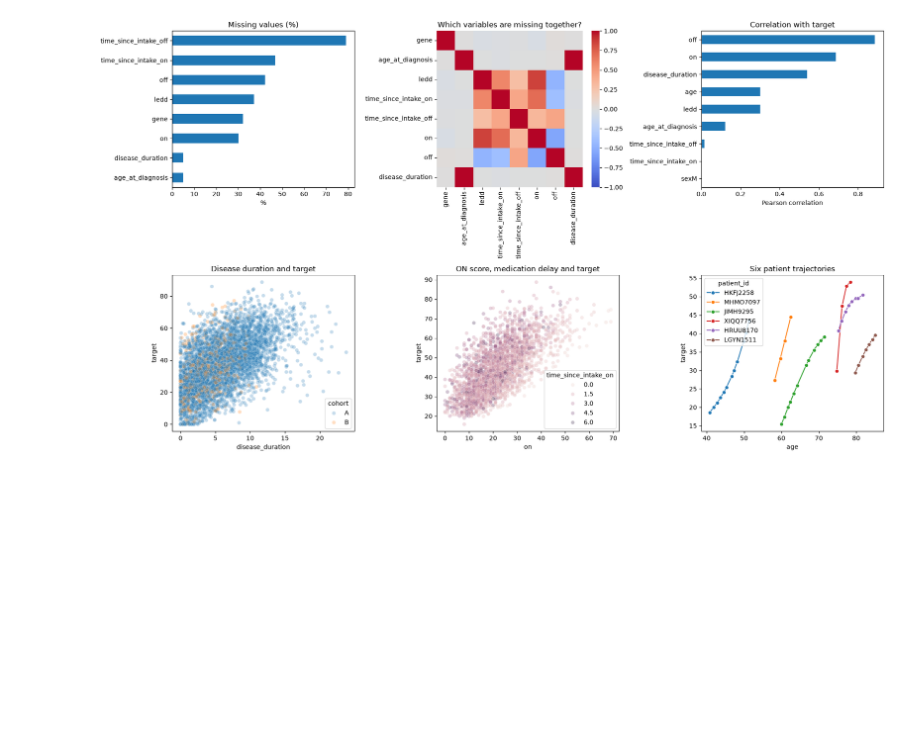
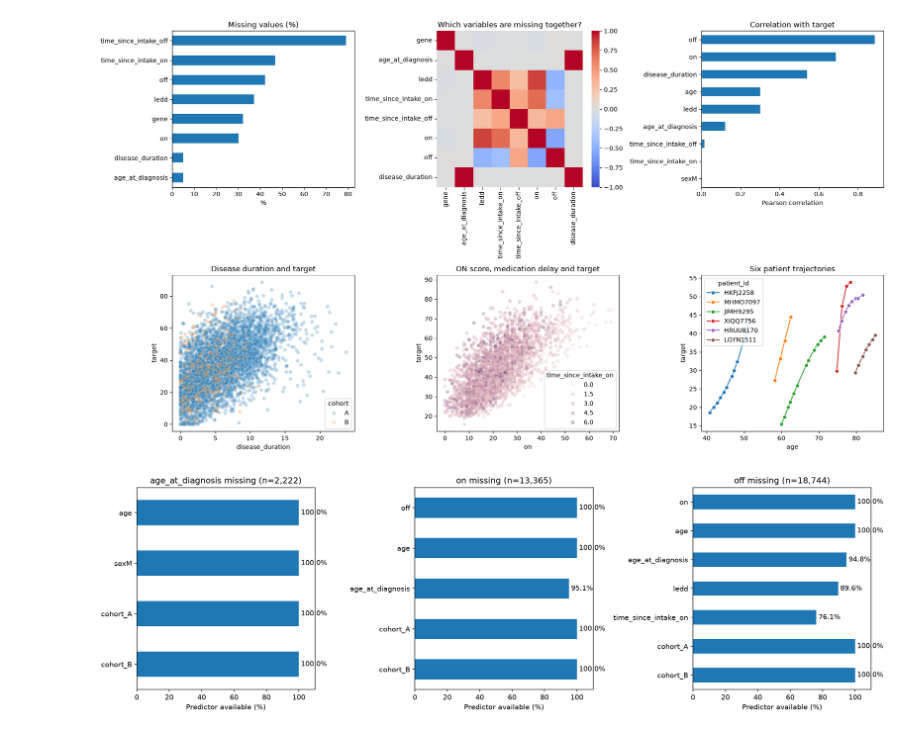
Before and after one commit to luc-polo/Challenge_Parkinson_disease, a Jupyter notebook: exploration/dataset_exploration.ipynb, the cells around one changed output. Cells and saved outputs as stored; diff of their text form; code cells hidden in the pictures; blank space fills up the shorter version.

```diff
--- a/exploration/dataset_exploration.ipynb
+++ b/exploration/dataset_exploration.ipynb
@@ -73,3 +73,29 @@ cohort
 A                    4.9
 B                    5.5
 [figure]
+# %%
+# Predictor availability among rows where each imputed feature is missing.
+predictors = {
+    "age_at_diagnosis": ["age", "sexM", "cohort_A", "cohort_B"],
+    "on": ["off", "age", "age_at_diagnosis", "cohort_A", "cohort_B"],
+    "off": ["on", "age", "age_at_diagnosis", "ledd",
+            "time_since_intake_on", "cohort_A", "cohort_B"],
+}
+data = pd.get_dummies(eda, columns=["cohort"], dtype=int)
+# An encoded 0 is an observed value; missing cohort means both indicators unknown.
+data[["cohort_A", "cohort_B"]] = data[["cohort_A", "cohort_B"]].mask(
+    eda["cohort"].isna(), axis=0
+)
+fig, axes = plt.subplots(1, 3, figsize=(16, 5))
+for ax, (feature, columns) in zip(axes, predictors.items()):
+    missing = data[feature].isna()
+    rates = 100 * data.loc[missing, columns].notna().mean()
+    rates.plot.barh(ax=ax)
+    ax.bar_label(ax.containers[0], fmt="%.1f%%", padding=3)
+    ax.set(title=f"{feature} missing (n={missing.sum():,})",
+           xlabel="Predictor available (%)", xlim=(0, 110))
+    ax.invert_yaxis()
+plt.tight_layout()
+plt.show()
+# %% [output]
+[figure, added]
```
Also changed, not shown: 1 other file.
